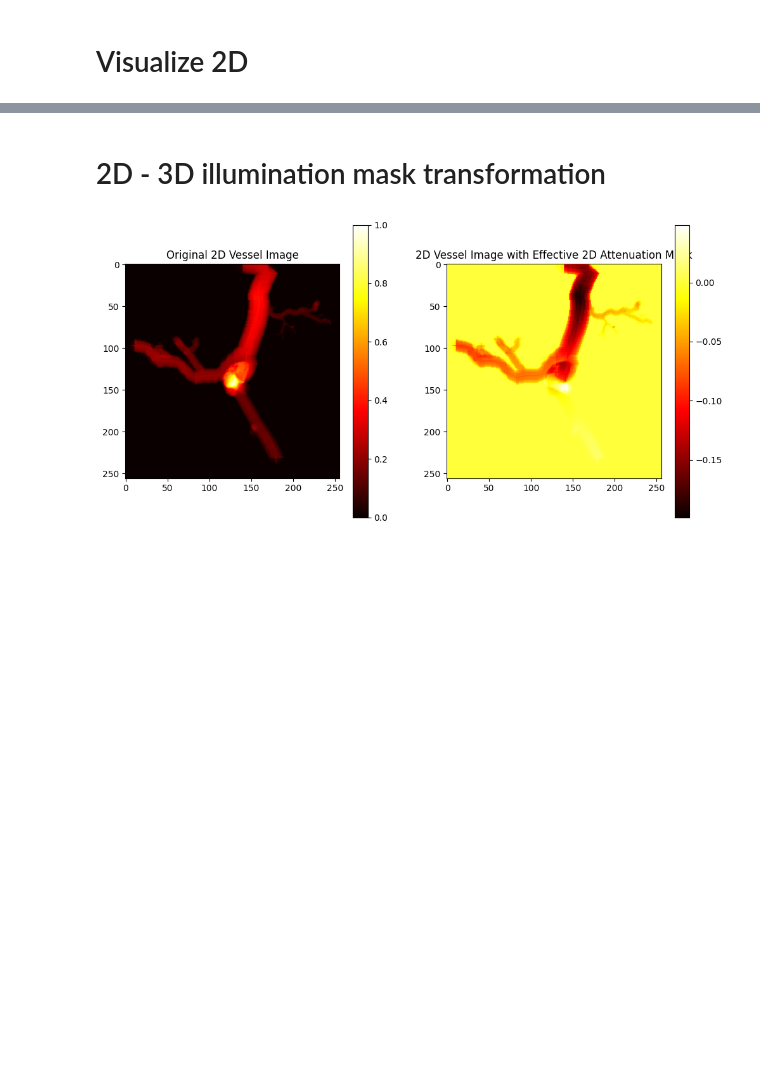
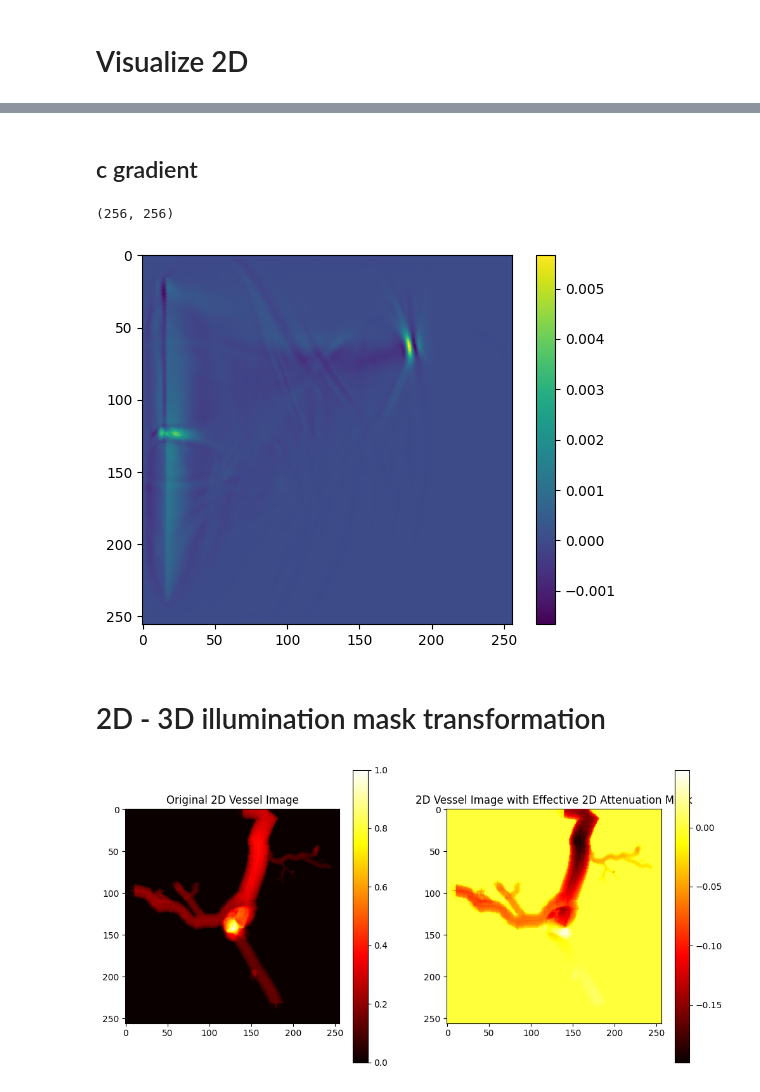
Before and after one commit to grindstm/pat, a Jupyter notebook: vis.ipynb, the cells around one changed output, grey strips where cells are left out. Drawn from its saved outputs; the diff is of its cells as text; code cells hidden in the pictures; blank space fills up the shorter version.

```diff
--- a/vis.ipynb
+++ b/vis.ipynb
@@ -115,3 +120,16 @@ array([[nan, nan, nan, ..., nan, nan, nan],
+# %% [markdown]
+## c gradient
+# %%
+file_index = 9
+gradient_file = f"{u.DATA_PATH}gradient_{file_index}.npy"
+gradient = jnp.load(gradient_file)
+plt.figure()
+plt.imshow(gradient)
+plt.colorbar()
+gradient.shape
+# %% [output]
+(256, 256)
+[figure, added]
 # %% [markdown]
 # 2D - 3D illumination mask transformation
 # %%
```
Also changed, not shown: parts of 5 cells of this notebook, 7 other files.
